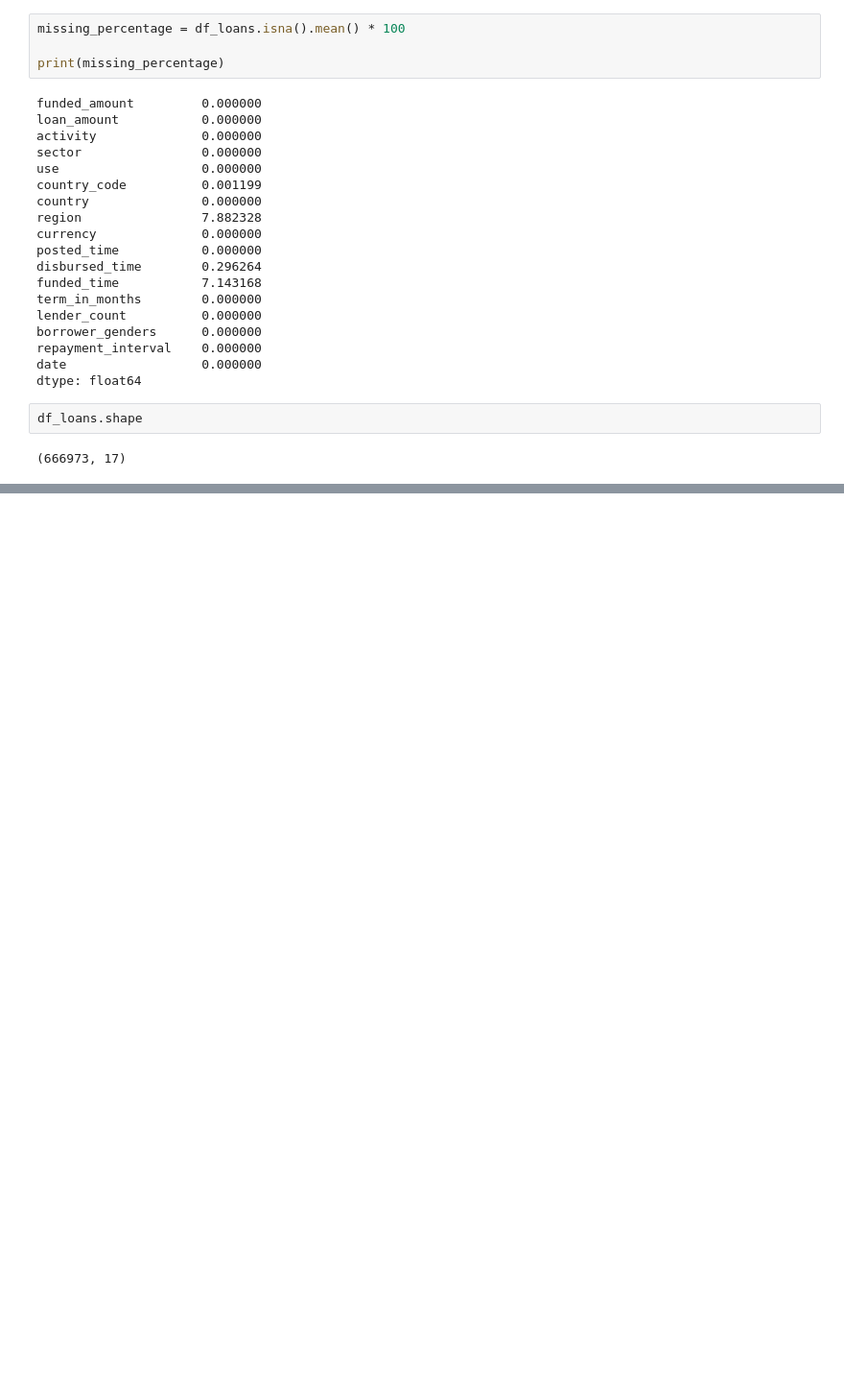
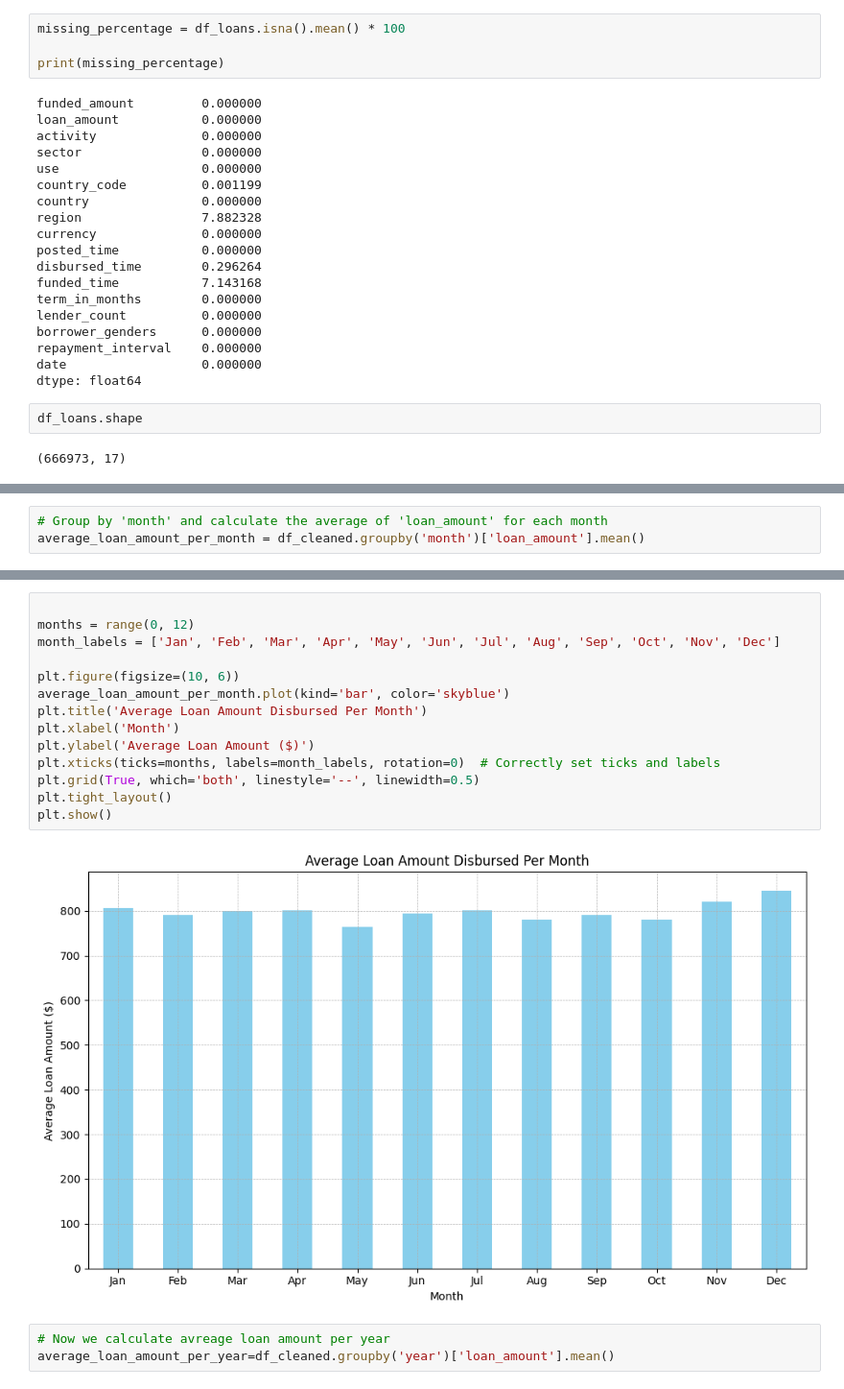
Before and after one commit to KarolinaMotyka/BDS-Karolina-Motyka, a Jupyter notebook: Kiva_assignement.ipynb, the cells around one changed output, grey strips where cells are left out. Shown at 96% size. Cells and saved outputs as stored; diff of their text form; blank space fills up the shorter version.

```diff
--- a/Kiva_assignement.ipynb
+++ b/Kiva_assignement.ipynb
@@ -171,0 +424,3 @@ df_search_type.head(30)
+# %%
+# Group by 'month' and calculate the average of 'loan_amount' for each month
+average_loan_amount_per_month = df_cleaned.groupby('month')['loan_amount'].mean()
@@ -171,0 +444,19 @@ df_search_type.head(30)
+# %%
+
+months = range(0, 12)
+month_labels = ['Jan', 'Feb', 'Mar', 'Apr', 'May', 'Jun', 'Jul', 'Aug', 'Sep', 'Oct', 'Nov', 'Dec']
+
+plt.figure(figsize=(10, 6))
+average_loan_amount_per_month.plot(kind='bar', color='skyblue')
+plt.title('Average Loan Amount Disbursed Per Month')
+plt.xlabel('Month')
+plt.ylabel('Average Loan Amount ($)')
+plt.xticks(ticks=months, labels=month_labels, rotation=0)  # Correctly set ticks and labels
+plt.grid(True, which='both', linestyle='--', linewidth=0.5)
+plt.tight_layout()
+plt.show()
+# %% [output]
+[figure, added]
+# %%
+# Now we calculate avreage loan amount per year
+average_loan_amount_per_year=df_cleaned.groupby('year')['loan_amount'].mean()
```
Also changed, not shown: parts of 39 cells of this notebook, 1 other file.
